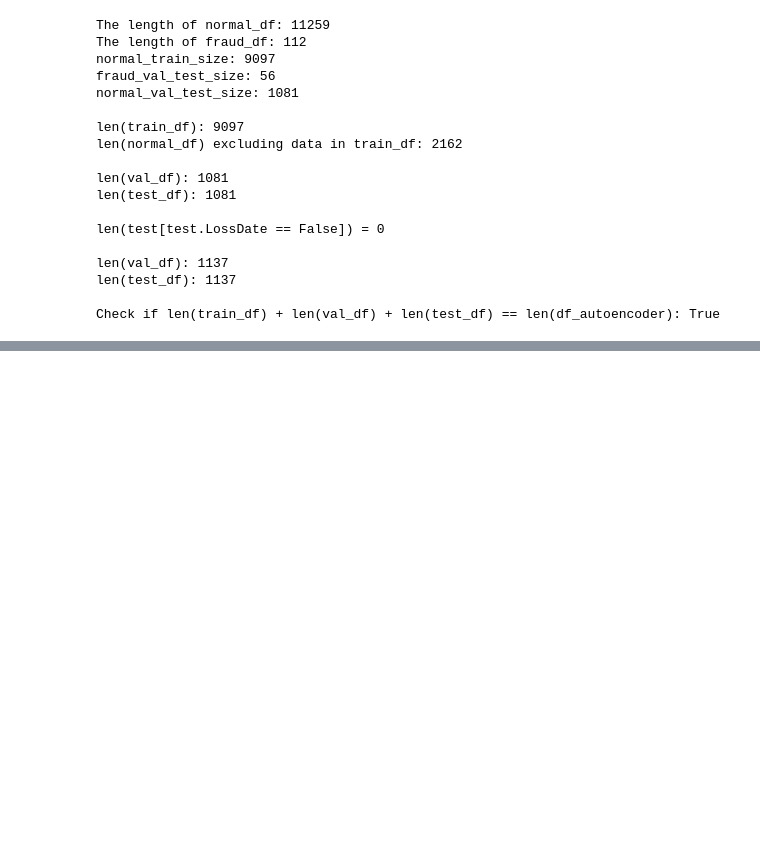
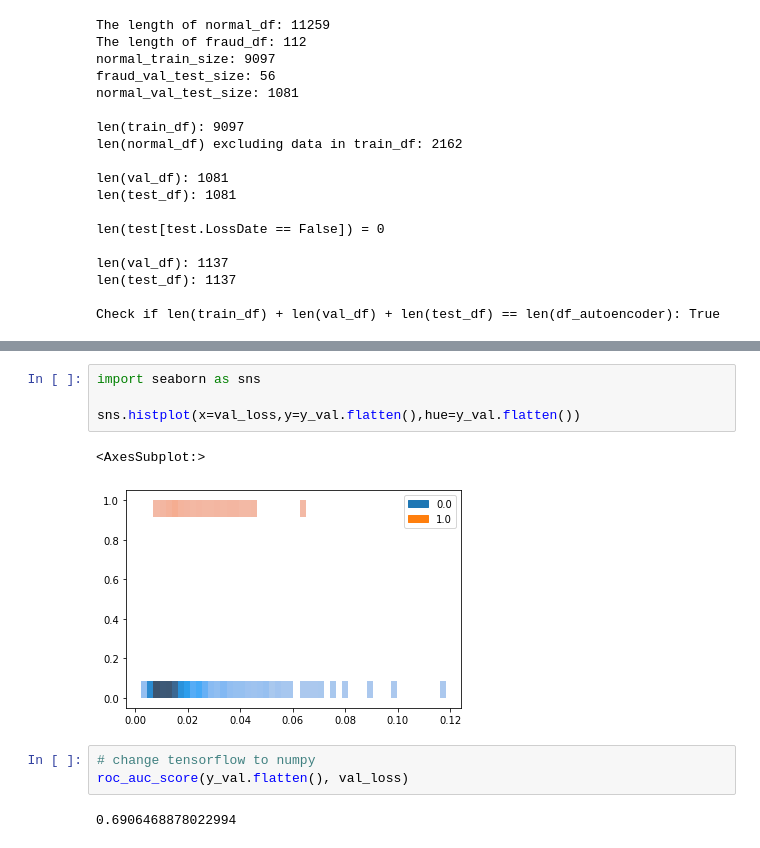
Before and after one commit to ba-group-projects/insurance-fraud-detection, a Jupyter notebook: main-update-autoencoder.ipynb, the cells around one changed output, grey strips where cells are left out. Drawn from its saved outputs; the diff is of its cells as text; blank space fills up the shorter version.

```diff
--- a/main-update-autoencoder.ipynb
+++ b/main-update-autoencoder.ipynb
@@ -1077,0 +1162,12 @@ create_plot(autoencoder_log)
+# %%
+import seaborn as sns
+
+sns.histplot(x=val_loss,y=y_val.flatten(),hue=y_val.flatten())
+# %% [output]
+<AxesSubplot:>
+[figure, added]
+# %%
+# change tensorflow to numpy
+roc_auc_score(y_val.flatten(), val_loss)
+# %% [output]
+0.6906468878022994
```
Also changed, not shown: parts of 14 cells of this notebook, 1 other file.
